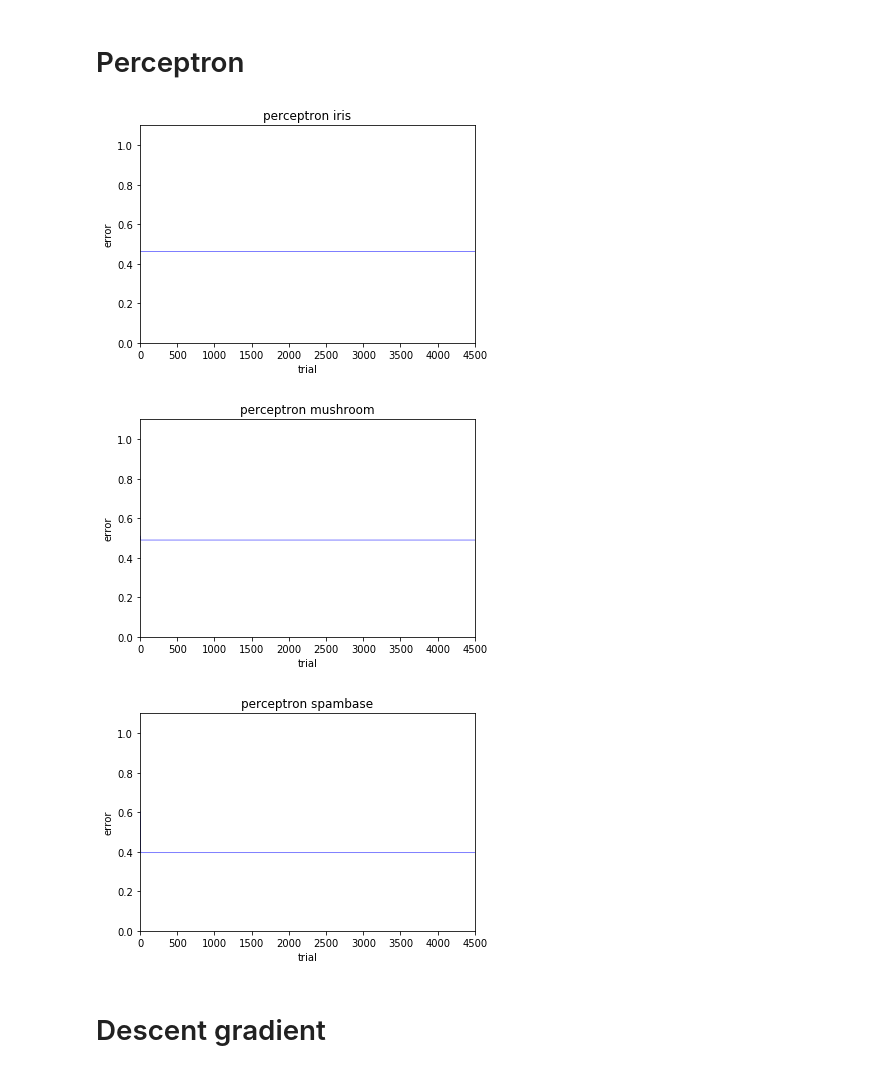
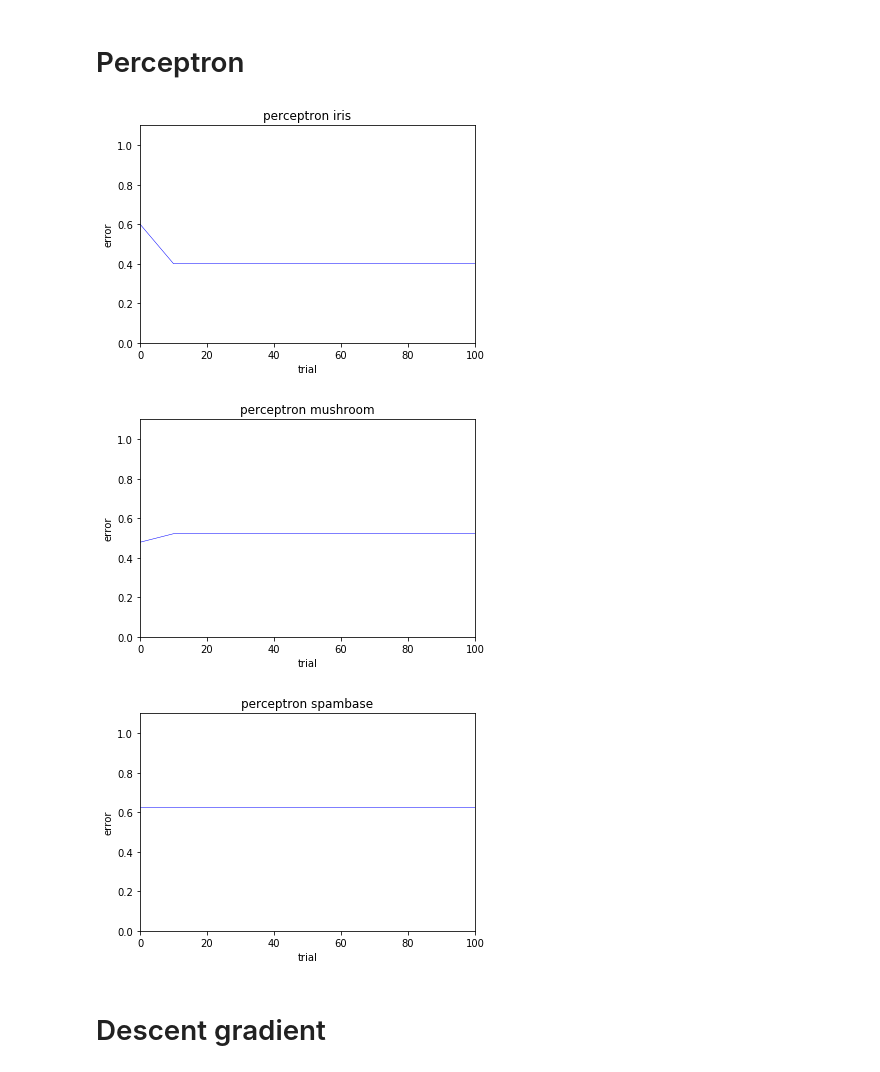
Before and after one commit to mrunders/s8-projects, a Jupyter notebook: homework/Perceptron_descent_gradient/Untitled.ipynb, the cells around one changed output. Drawn from its saved outputs; the diff is of its cells as text; code cells hidden in the pictures.

```diff
--- a/homework/Perceptron_descent_gradient/Untitled.ipynb
+++ b/homework/Perceptron_descent_gradient/Untitled.ipynb
@@ -4,4 +10,5 @@ from PlotBuilder import *
 # %%
+MAX_PLOT_X_PERCEPTRON = 100
 MAX_PLOT_X = 4500
 
 iris_X, iris_y = Data.load_iris_data()
@@ -22,29 +29,20 @@ Plot_builder.y_repartition(spambase_y, title="repartition of Spambase (-1=spam,
 # %% [markdown]
 # Perceptron
 # %%
-perceptron = Algo(iris_X, iris_y, algo=Perceptron, yielding_pas=10, shuffle_data=True)
-perceptron.run(nb_iterations=MAX_PLOT_X)
-perceptron_plot = perceptron.get_plot()
-perceptron_plot.draw_plot(name="perceptron iris", max_x=MAX_PLOT_X)
-perceptron_plot.show_plot()
+perceptron = Algo(iris_X, iris_y, algo=Perceptron, yielding_pas=10)
+perceptron.do_all(nb_iterations=MAX_PLOT_X_PERCEPTRON,name="perceptron iris", max_x=MAX_PLOT_X_PERCEPTRON)
 # %% [output]
-[figure, old version]
+[figure, new version]
 # %%
-perceptron = Algo(mushroom_X, mushroom_y, algo=Perceptron, yielding_pas=10, shuffle_data=True)
-perceptron.run(nb_iterations=MAX_PLOT_X)
-perceptron_plot = perceptron.get_plot()
-perceptron_plot.draw_plot(name="perceptron mushroom", max_x=MAX_PLOT_X)
-perceptron_plot.show_plot()
+perceptron = Algo(mushroom_X, mushroom_y, algo=Perceptron, yielding_pas=10)
+perceptron.do_all(nb_iterations=MAX_PLOT_X_PERCEPTRON,name="perceptron mushroom", max_x=MAX_PLOT_X_PERCEPTRON)
 # %% [output]
-[figure, old version]
+[figure, new version]
 # %%
-perceptron = Algo(spambase_X, spambase_y, algo=Perceptron, yielding_pas=10, shuffle_data=True)
-perceptron.run(nb_iterations=MAX_PLOT_X)
-perceptron_plot = perceptron.get_plot()
-perceptron_plot.draw_plot(name="perceptron spambase", max_x=MAX_PLOT_X)
-perceptron_plot.show_plot()
+perceptron = Algo(spambase_X, spambase_y, algo=Perceptron, yielding_pas=10)
+perceptron.do_all(nb_iterations=MAX_PLOT_X_PERCEPTRON,name="perceptron spambase", max_x=MAX_PLOT_X_PERCEPTRON)
 # %% [output]
-[figure, old version]
+[figure, new version]
 # %% [markdown]
 # Descent gradient
 # %%
```
Also changed, not shown: parts of 10 cells of this notebook, 6 other files.
